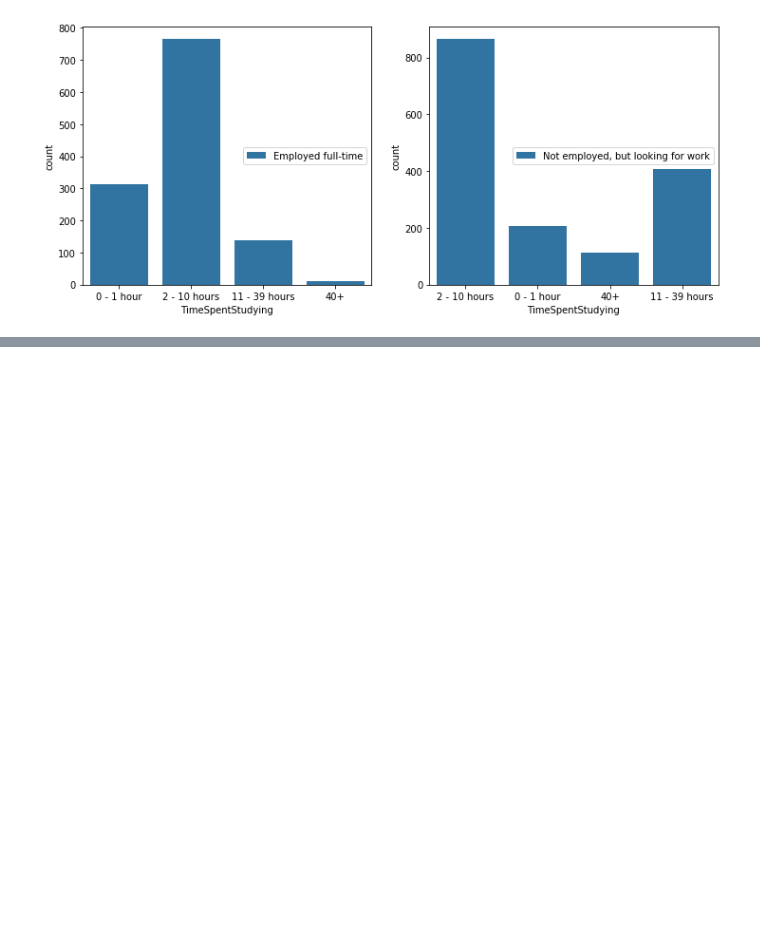
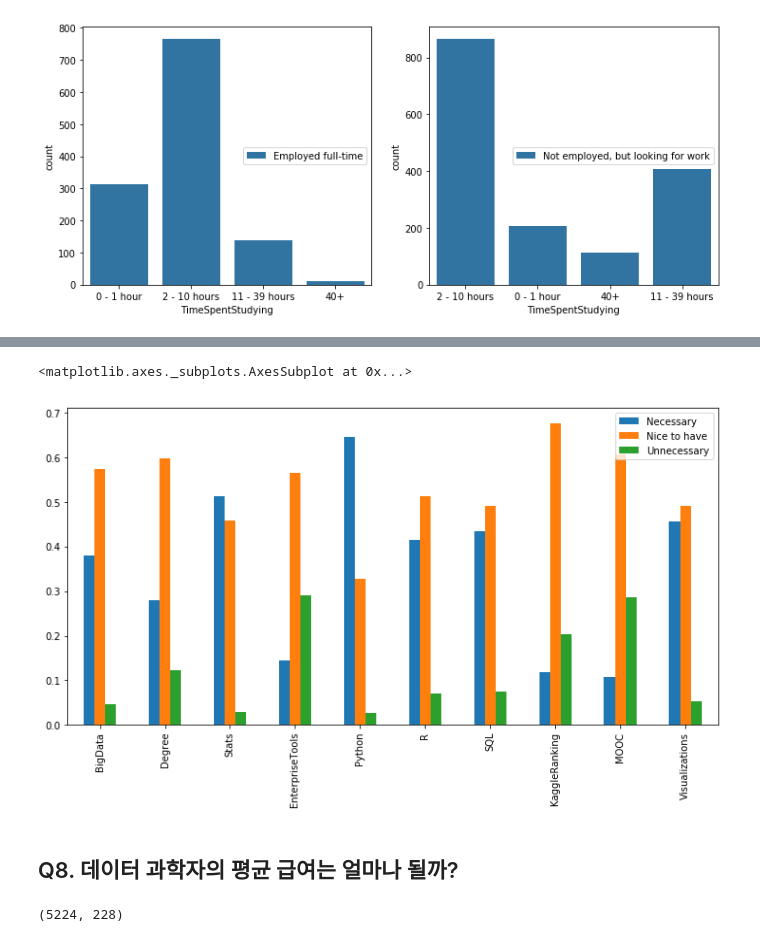
Before and after one commit to Maresak/programmers_lecture, a Jupyter notebook: survey23.ipynb, the cells around one changed output, grey strips where cells are left out. Saved outputs shown, nothing was run; the diff lists cells and outputs as text; code cells hidden in the pictures; blank space fills up the shorter version.

```diff
--- a/survey2.ipynb
+++ b/survey23.ipynb
@@ -249,0 +372,11 @@ sns.countplot(x='TimeSpentStudying',
+# %%
+jdf.plot(kind='bar', figsize=(12,6))
+# %% [output]
+<matplotlib.axes._subplots.AxesSubplot at 0x...>
+[figure, added]
+# %% [markdown]
+## Q8. 데이터 과학자의 평균 급여는 얼마나 될까?
+# %%
+mcq[mcq['CompensationAmount'].notnull()].shape
+# %% [output]
+(5224, 228)
```
Also changed, not shown: parts of 29 cells of this notebook.
